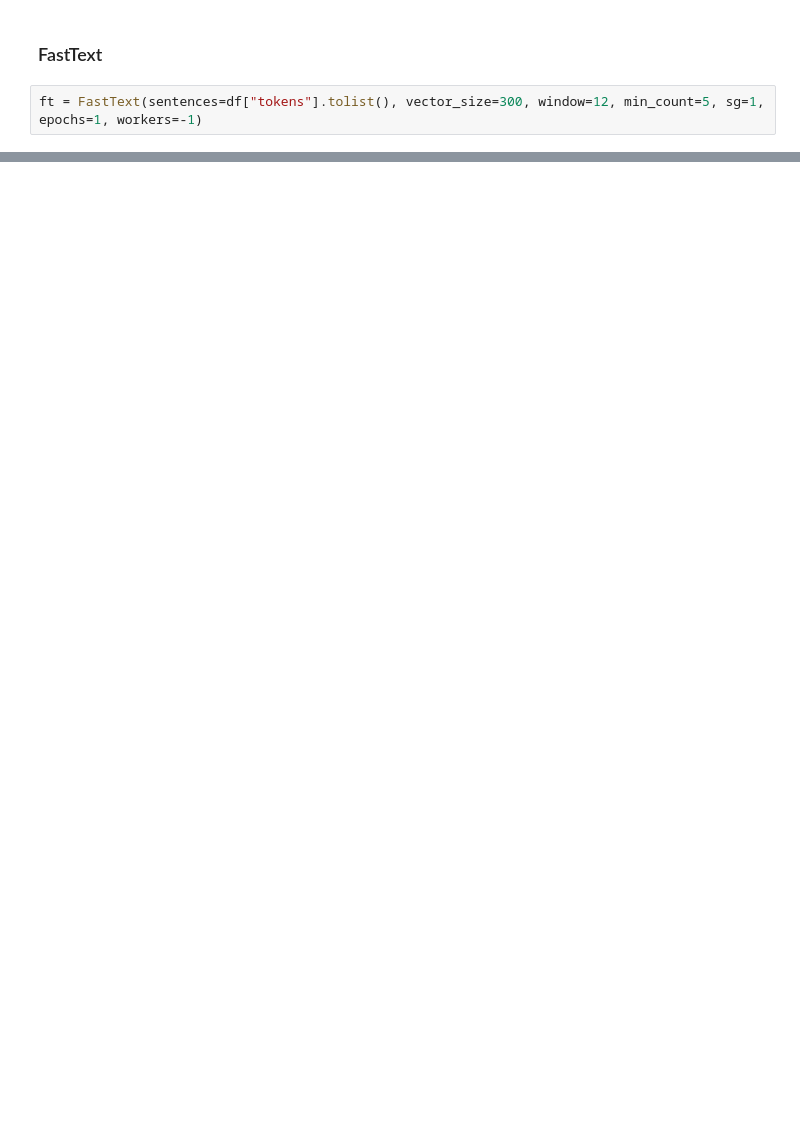
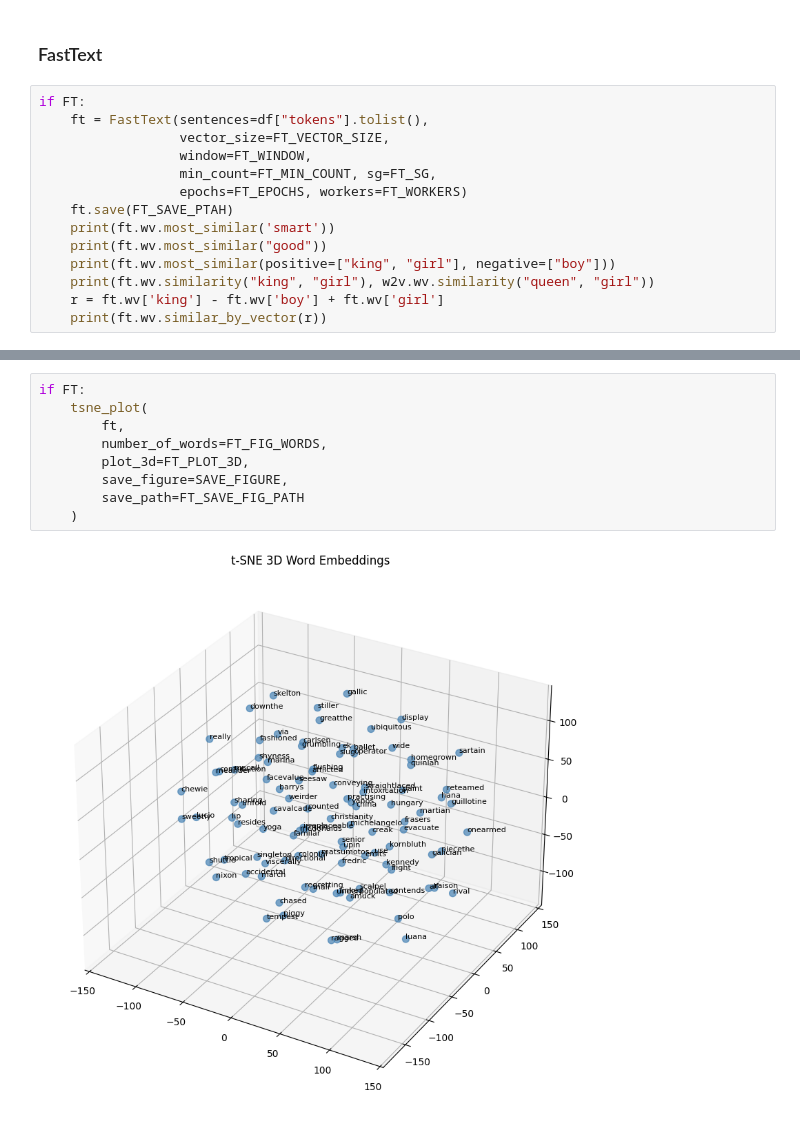
Before and after one commit to Swar028363/sentiment_analysis, a Jupyter notebook: notebooks/03_feature_engineering.ipynb, the cells around one changed output, grey strips where cells are left out. Cells and saved outputs as stored; diff of their text form; blank space fills up the shorter version.

```diff
--- a/notebooks/03_feature_engineering.ipynb
+++ b/notebooks/03_feature_engineering.ipynb
@@ -504,4 +539,16 @@ w2v.wv.similar_by_vector(r)
 # %% [markdown]
 ### FastText
 # %%
-ft = FastText(sentences=df["tokens"].tolist(), vector_size=300, window=12, min_count=5, sg=1, epochs=1, workers=-1)
+if FT:
+    ft = FastText(sentences=df["tokens"].tolist(),
+                  vector_size=FT_VECTOR_SIZE,
+                  window=FT_WINDOW,
+                  min_count=FT_MIN_COUNT, sg=FT_SG,
+                  epochs=FT_EPOCHS, workers=FT_WORKERS)
+    ft.save(FT_SAVE_PTAH)
+    print(ft.wv.most_similar('smart'))
+    print(ft.wv.most_similar("good"))
+    print(ft.wv.most_similar(positive=["king", "girl"], negative=["boy"]))
+    print(ft.wv.similarity("king", "girl"), w2v.wv.similarity("queen", "girl"))
+    r = ft.wv['king'] - ft.wv['boy'] + ft.wv['girl']
+    print(ft.wv.similar_by_vector(r))
@@ -566,0 +585,11 @@ ft.wv.similar_by_vector(r)
+# %%
+if FT:
+    tsne_plot(
+        ft,
+        number_of_words=FT_FIG_WORDS,
+        plot_3d=FT_PLOT_3D,
+        save_figure=SAVE_FIGURE,
+        save_path=FT_SAVE_FIG_PATH
+    )
+# %% [output]
+[figure, added]
```
Also changed, not shown: parts of 43 cells of this notebook.
